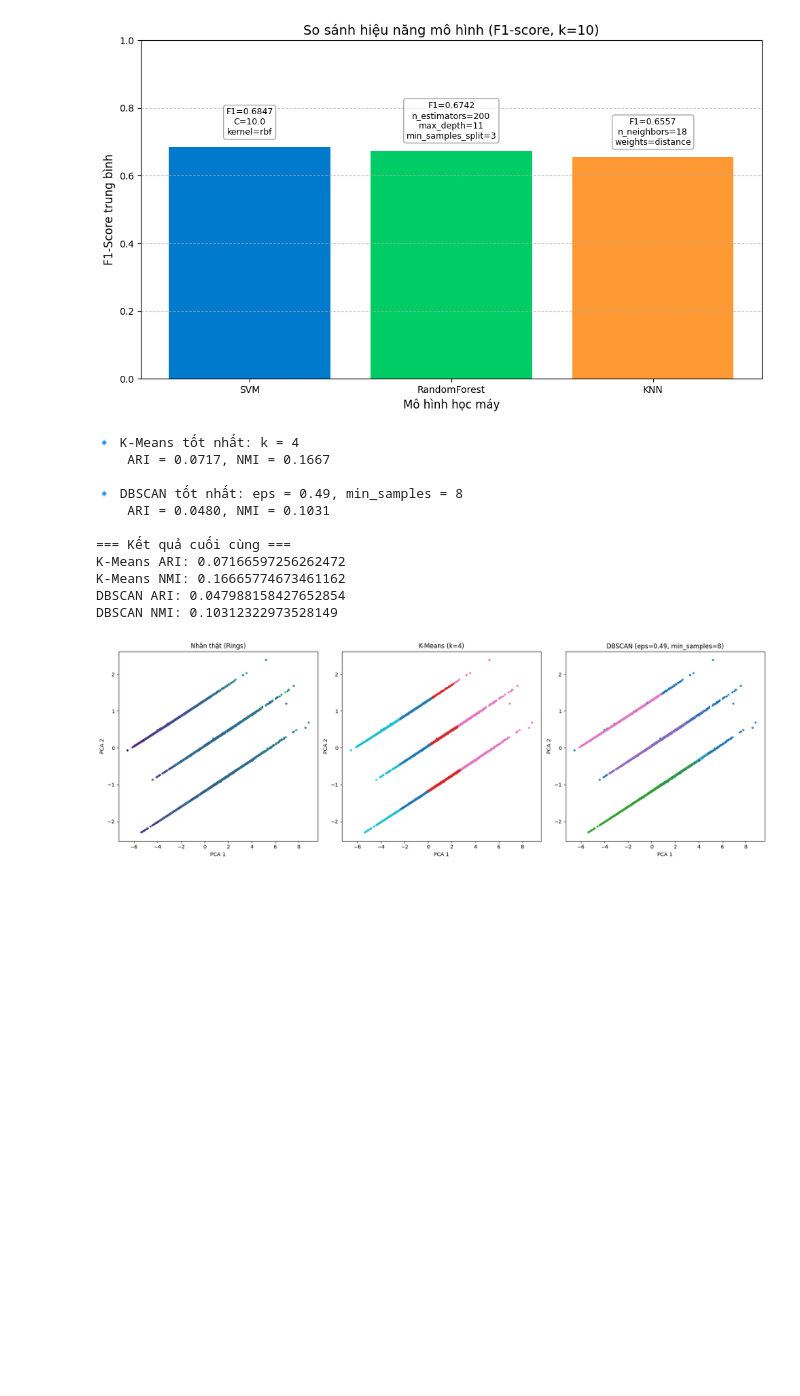
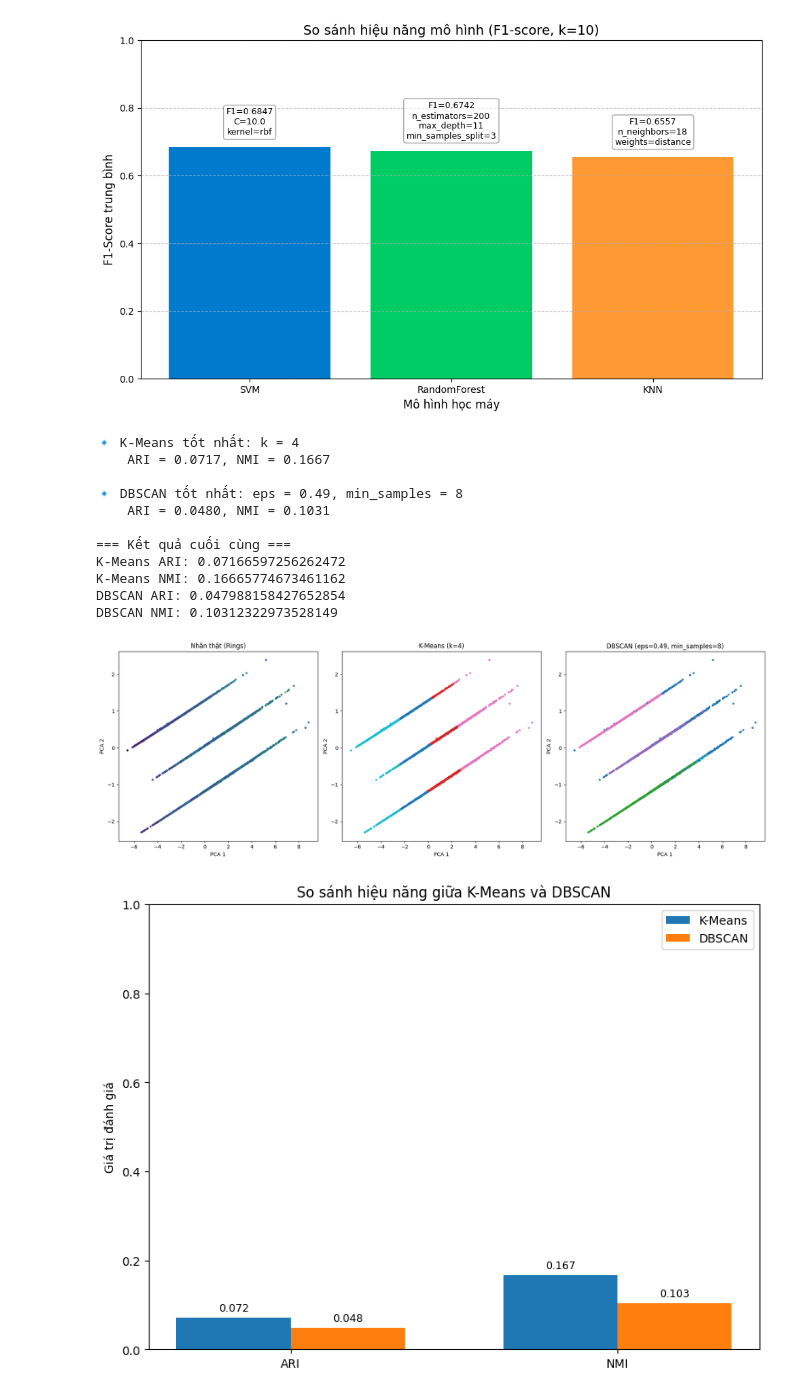
Before and after one commit to Duong-TieuLy/Abalone, a Jupyter notebook: abalone.ipynb, the cells around one changed output. Saved outputs shown, nothing was run; the diff lists cells and outputs as text; code cells hidden in the pictures; blank space fills up the shorter version.

```diff
--- a/abalone.ipynb
+++ b/abalone.ipynb
@@ -641,30 +641,61 @@ X_pca = pca.fit_transform(X_scaled)
 fig, axes = plt.subplots(1, 3, figsize=(18, 6))
 
 axes[0].scatter(X_pca[:, 0], X_pca[:, 1], c=y_true, cmap='viridis', s=8)
 axes[0].set_title("Nhãn thật (Rings)")
 
 axes[1].scatter(X_pca[:, 0], X_pca[:, 1], c=kmeans_labels, cmap='tab10', s=8)
 axes[1].set_title(f"K-Means (k={best_k})")
 
 axes[2].scatter(X_pca[:, 0], X_pca[:, 1], c=dbscan_labels, cmap='tab10', s=8)
 axes[2].set_title(f"DBSCAN (eps={best_eps:.2f}, min_samples={best_min})")
 
 for ax in axes:
     ax.set_xlabel("PCA 1")
     ax.set_ylabel("PCA 2")
 
 plt.tight_layout()
 plt.show()
+# === 8. TRỰC QUAN HÓA SO SÁNH HIỆU NĂNG GOM CỤM ===
+metrics = ['ARI', 'NMI']
+kmeans_scores = [adjusted_rand_score(y_true, kmeans_labels),
+                 normalized_mutual_info_score(y_true, kmeans_labels)]
+dbscan_scores = [adjusted_rand_score(y_true, dbscan_labels),
+                 normalized_mutual_info_score(y_true, dbscan_labels)]
+
+x = np.arange(len(metrics))
+width = 0.35
+
+fig, ax = plt.subplots(figsize=(8, 6))
+rects1 = ax.bar(x - width/2, kmeans_scores, width, label='K-Means', color='#1f77b4')
+rects2 = ax.bar(x + width/2, dbscan_scores, width, label='DBSCAN', color='#ff7f0e')
+
+ax.set_ylabel('Giá trị đánh giá')
+ax.set_title('So sánh hiệu năng giữa K-Means và DBSCAN')
+ax.set_xticks(x)
+ax.set_xticklabels(metrics)
+ax.set_ylim(0, 1)
+ax.legend()
+
+# Hiển thị giá trị trên đầu cột
+for rects in [rects1, rects2]:
+    for rect in rects:
+        height = rect.get_height()
+        ax.text(rect.get_x() + rect.get_width()/2., height + 0.01,
+                f'{height:.3f}', ha='center', va='bottom', fontsize=9)
+
+plt.tight_layout()
+plt.show()
 # %% [output]
 🔹 K-Means tốt nhất: k = 4
     ARI = 0.0717, NMI = 0.1667
 
 🔹 DBSCAN tốt nhất: eps = 0.49, min_samples = 8
     ARI = 0.0480, NMI = 0.1031
 
 === Kết quả cuối cùng ===
 K-Means ARI: 0.07166597256262472
 K-Means NMI: 0.16665774673461162
 DBSCAN ARI: 0.047988158427652854
 DBSCAN NMI: 0.10312322973528149
 [figure]
+[figure, added]
```
